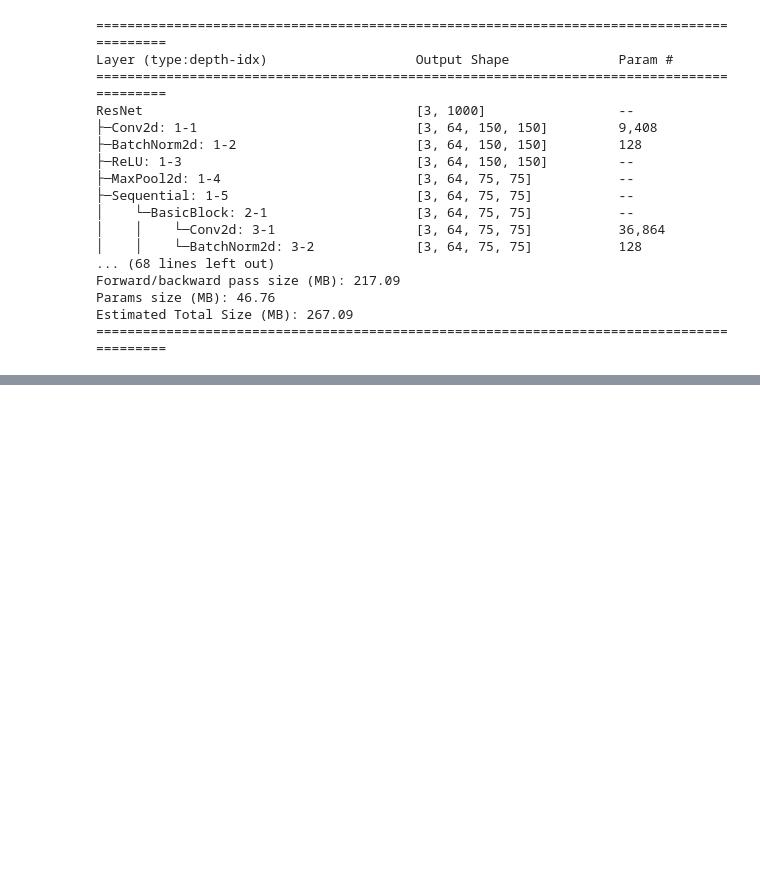
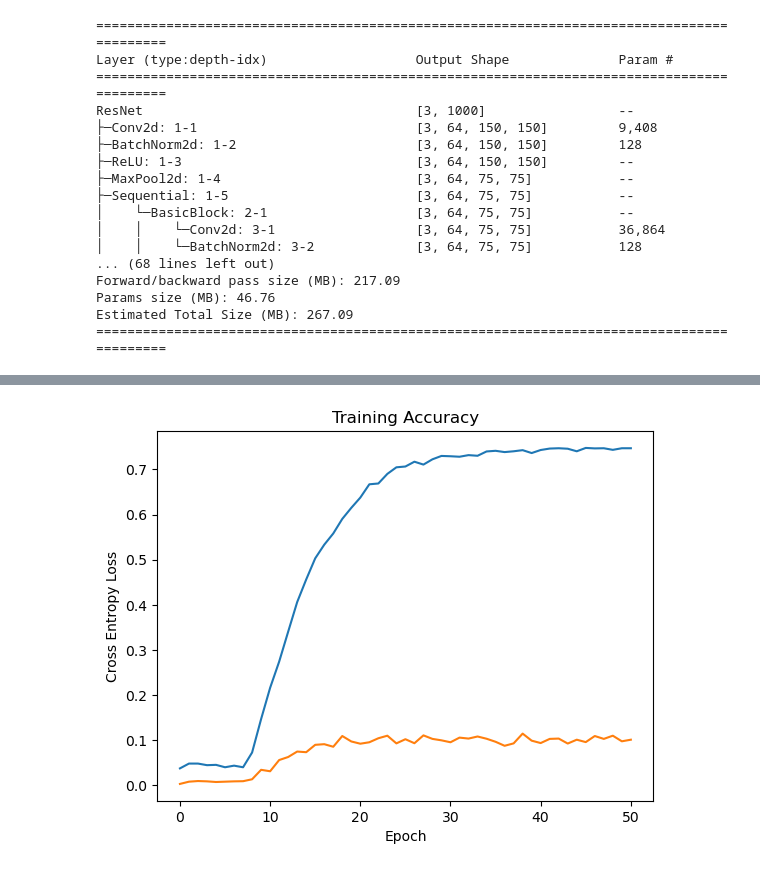
Before and after one commit to dimits-ts/deep_vision_domain_adaptation, a Jupyter notebook: domain_adaptation.ipynb, the cells around one changed output, grey strips where cells are left out. Drawn from its saved outputs; the diff is of its cells as text; code cells hidden in the pictures; blank space fills up the shorter version.

```diff
--- a/domain_adaptation.ipynb
+++ b/domain_adaptation.ipynb
@@ -227,3 +195,14 @@ desktop_computer       0.88      0.78      0.82         9
+# %%
+# validation accuracy has been calculated wrong here, ignore it for now
+plt.plot(np.array(range(len(history["train_acc"]))), history["train_acc"])
+plt.plot(np.array(range(len(history["val_acc"]))), history["val_acc"])
+
+plt.xlabel("Epoch")
+plt.ylabel("Cross Entropy Loss")
+plt.title("Training Accuracy")
+plt.show()
+# %% [output]
+[figure, added]
 # %%
 # code from https://towardsdatascience.com/neural-network-calibration-using-pytorch-c44b7221a61
 def T_scaling(logits, temperature):
```
Also changed, not shown: parts of 6 cells of this notebook.
